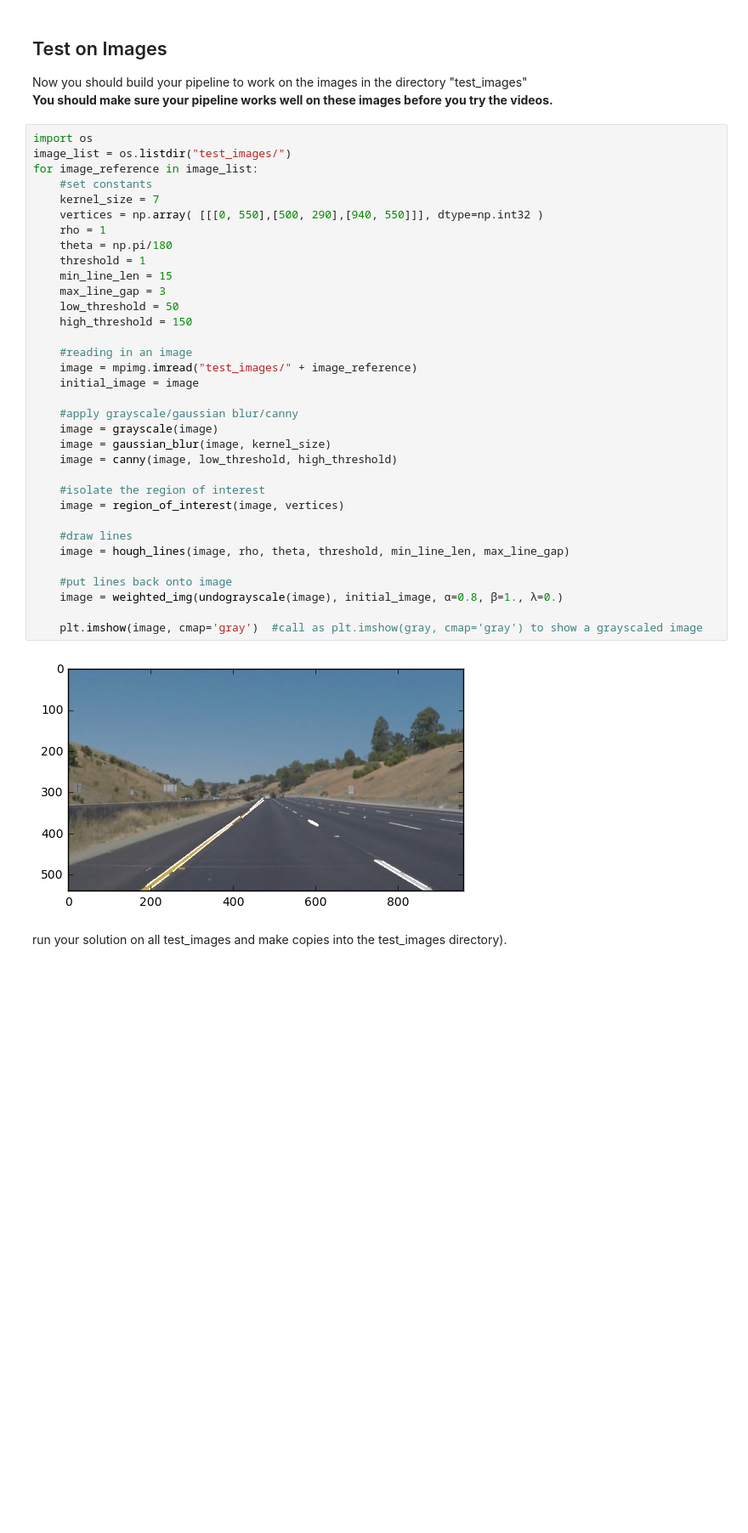
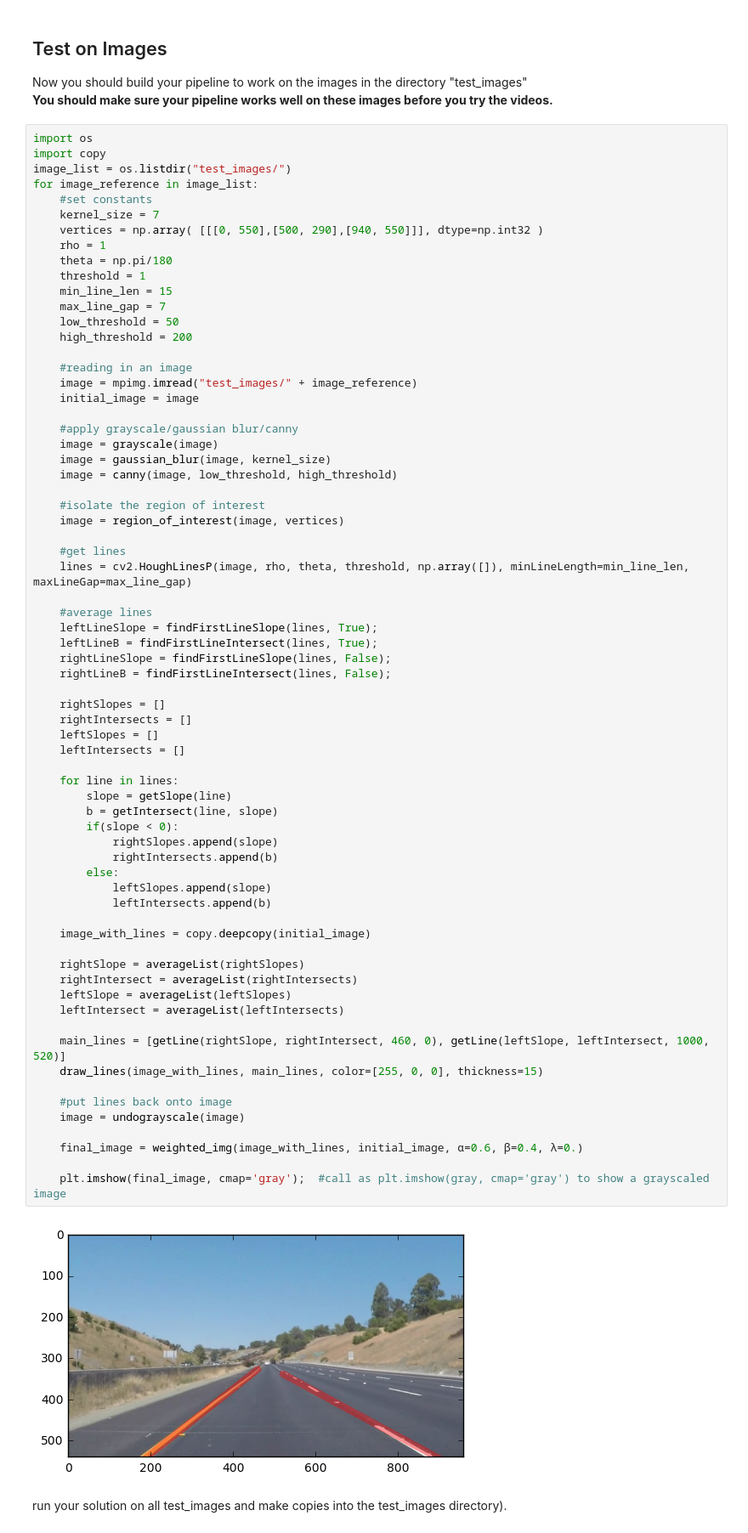
Before and after one commit to ckirksey3/lane-detection-with-opencv, a Jupyter notebook: P1.ipynb, the cells around one changed output. Shown at 85% size. Drawn from its saved outputs; the diff is of its cells as text; blank space fills up the shorter version.

Commit message:
detection working for first two videos, still somewhat shakey and not working for bonus video

```diff
--- a/P1.ipynb
+++ b/P1.ipynb
@@ -162,40 +199,74 @@ Now you should build your pipeline to work on the images in the directory "test_
 **You should make sure your pipeline works well on these images before you try the videos.**
 # %%
 import os
+import copy
 image_list = os.listdir("test_images/")
 for image_reference in image_list:
     #set constants
     kernel_size = 7
     vertices = np.array( [[[0, 550],[500, 290],[940, 550]]], dtype=np.int32 )
     rho = 1
     theta = np.pi/180
     threshold = 1
     min_line_len = 15
-    max_line_gap = 3
+    max_line_gap = 7
     low_threshold = 50
-    high_threshold = 150
+    high_threshold = 200
 
     #reading in an image
     image = mpimg.imread("test_images/" + image_reference)
     initial_image = image
 
     #apply grayscale/gaussian blur/canny
     image = grayscale(image)
     image = gaussian_blur(image, kernel_size)
     image = canny(image, low_threshold, high_threshold)
 
     #isolate the region of interest
     image = region_of_interest(image, vertices)
 
-    #draw lines
-    image = hough_lines(image, rho, theta, threshold, min_line_len, max_line_gap)
+    #get lines
+    lines = cv2.HoughLinesP(image, rho, theta, threshold, np.array([]), minLineLength=min_line_len, maxLineGap=max_line_gap)
+
+    #average lines
+    leftLineSlope = findFirstLineSlope(lines, True);
+    leftLineB = findFirstLineIntersect(lines, True);
+    rightLineSlope = findFirstLineSlope(lines, False);
+    rightLineB = findFirstLineIntersect(lines, False);
+
+    rightSlopes = []
+    rightIntersects = []
+    leftSlopes = []
+    leftIntersects = []
+
+    for line in lines:
+        slope = getSlope(line)
+        b = getIntersect(line, slope)
+        if(slope < 0):
+            rightSlopes.append(slope)
+            rightIntersects.append(b)
+        else:
+            leftSlopes.append(slope)
+            leftIntersects.append(b)
+
+    image_with_lines = copy.deepcopy(initial_image)
+
+    rightSlope = averageList(rightSlopes)
+    rightIntersect = averageList(rightIntersects)
+    leftSlope = averageList(leftSlopes)
+    leftIntersect = averageList(leftIntersects)
+
+    main_lines = [getLine(rightSlope, rightIntersect, 460, 0), getLine(leftSlope, leftIntersect, 1000, 520)]
+    draw_lines(image_with_lines, main_lines, color=[255, 0, 0], thickness=15)
 
     #put lines back onto image
-    image = weighted_img(undograyscale(image), initial_image, α=0.8, β=1., λ=0.)
+    image = undograyscale(image)
 
-    plt.imshow(image, cmap='gray')  #call as plt.imshow(gray, cmap='gray') to show a grayscaled image
+    final_image = weighted_img(image_with_lines, initial_image, α=0.6, β=0.4, λ=0.)
+
+    plt.imshow(final_image, cmap='gray');  #call as plt.imshow(gray, cmap='gray') to show a grayscaled image
 # %% [output]
-[figure, old version]
+[figure, new version]
 # %% [markdown]
 run your solution on all test_images and make copies into the test_images directory).
 # %% [markdown]
```
Also changed, not shown: parts of 10 cells of this notebook.
